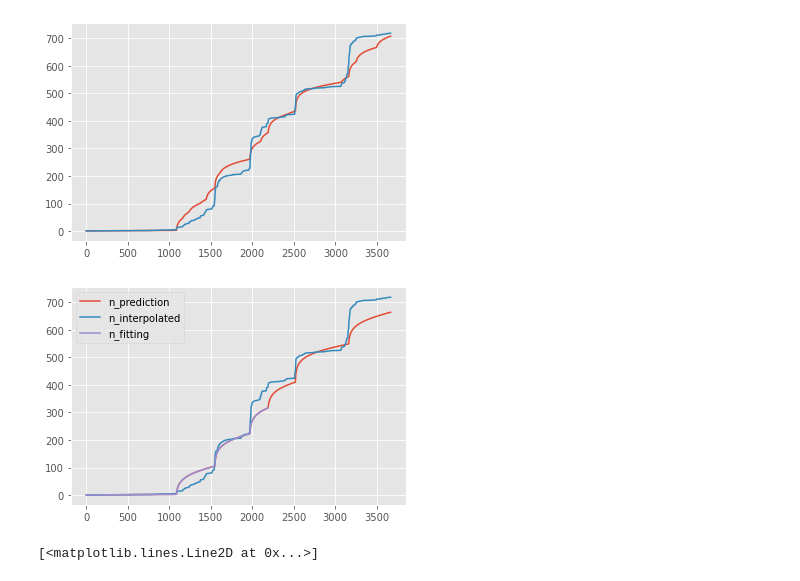
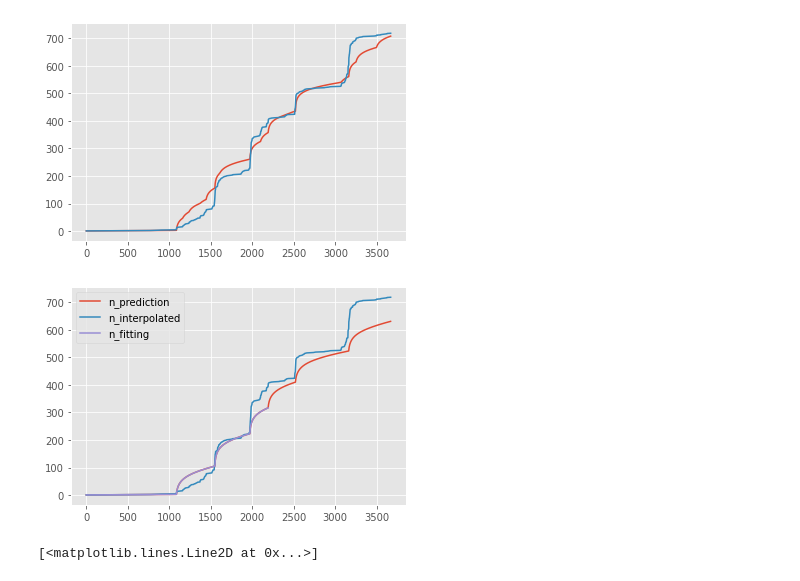
Before and after one commit to hanxiaokaka/Induced_seismic, a Jupyter notebook: notebooks/crs_model/005.prototype_gradient_peak_detector.ipynb, the cells around one changed output. Cells and saved outputs as stored; diff of their text form; code cells hidden in the pictures.

```diff
--- a/notebooks/crs_model/005.prototype_gradient_peak_detector.ipynb
+++ b/notebooks/crs_model/005.prototype_gradient_peak_detector.ipynb
@@ -162,12 +162,12 @@ params.requires_grad=True
 params.register_hook(lambda g: F.normalize(g))
 
 initial_lr = 0.00005
-criterion = nn.MSELoss(reduction='sum')
-optimizer = optim.SGD(params=[params],lr=initial_lr,momentum=0.5)
+criterion = nn.MSELoss(reduction='sum') # try huber loss
+optimizer = optim.SGD(params=[params],lr=initial_lr,momentum=0.5) # try different optimizer
 for epoch in range(300):
     R0, N0 , n_target0 = torch.ones(1, 1),torch.ones(1, 1),torch.FloatTensor([])
-    # for i in range(np.size(peak_indexs)-4): # only using partial data for training
-    for i in range(0,4): # only using the first 5 peaks for training
+    for i in range(np.size(peak_indexs)-1): # only using partial data for training
+    # for i in range(0,4): # only using the first 5 peaks for training
              mpa_yr2pa_s = 1e6 / 365.25 / 86400
              site_info = {
                           'tectonic_shear_stressing_rate' : 3.5e-4 * mpa_yr2pa_s, # Pa / s
@@ -255,36 +255,36 @@ tensor([[5.0000e-01, 9.9910e-03, 5.1348e-05]], requires_grad=True)
 R, N = torch.ones(1, 1),torch.ones(1, 1),
 for i in range(np.size(peak_indexs)-1):
     mpa_yr2pa_s = 1e6 / 365.25 / 86400
     site_info = {
         'tectonic_shear_stressing_rate' : 3.5e-4 * mpa_yr2pa_s, # Pa / s
         'tectonic_normal_stressing_rate' : 0, # Pa/s
         'sigma' : 30 * 1e6, # Pa
         'biot' : 0.3, # dimensionless
         #'background_rate' : 1.36 / 365.25 / 86400, # event/second,
-        # 'background_rate' : empirical_rate[peak_indexs[min(i,4)]+1] / 365.25 / 86400, # event/second,
-        'background_rate' : empirical_rate[peak_indexs[i]+1] / 365.25 / 86400, # event/second,
+        'background_rate' : empirical_rate[peak_indexs[min(i,4)]+1] / 365.25 / 86400, # event/second,
+        # 'background_rate' : empirical_rate[peak_indexs[i]+1] / 365.25 / 86400, # event/second,
         'init_delta_t' : delta_t[0].item() }
     model = CRSModel(site_info)
     p0 = torch.FloatTensor(p)[peak_indexs[i]+1:peak_indexs[i+1]]
     dpdt0 = torch.FloatTensor(dpdt)[peak_indexs[i]+1:peak_indexs[i+1]]
     delta_t0 = torch.FloatTensor(delta_t)[peak_indexs[i]+1:peak_indexs[i+1]]
 
     Rt, Nt = model(params, p0, dpdt0, delta_t0)
     #print(empirical_rate[peak_indexs[i]],)
     R=torch.cat((R,Rt),dim=-1)
     #print(N0.detach()[0][-1])
     Nt=torch.add(Nt,N.detach()[0][-1])
     #print(N0.detach())
     N=torch.cat((N,Nt),dim=-1)
     # n_target= torch.FloatTensor(n_interpolated)[peak_indexs[i]:peak_indexs[i+1]]
     # n_target0=torch.cat((n_target0,n_target),dim=-1)
 plt.plot((N[:,1:]).squeeze().detach().numpy(),label="n_prediction")
 plt.plot(n_interpolated,label="n_interpolated")
 plt.plot(N0[:,1:].squeeze().detach().numpy(),label='n_fitting')
 plt.legend(loc="upper left")
 plt.show()
 # %% [output]
-[figure, old version]
+[figure, new version]
 # %%
 plt.plot(N0[:,1:].squeeze().detach().numpy())
 # %% [output]
```
